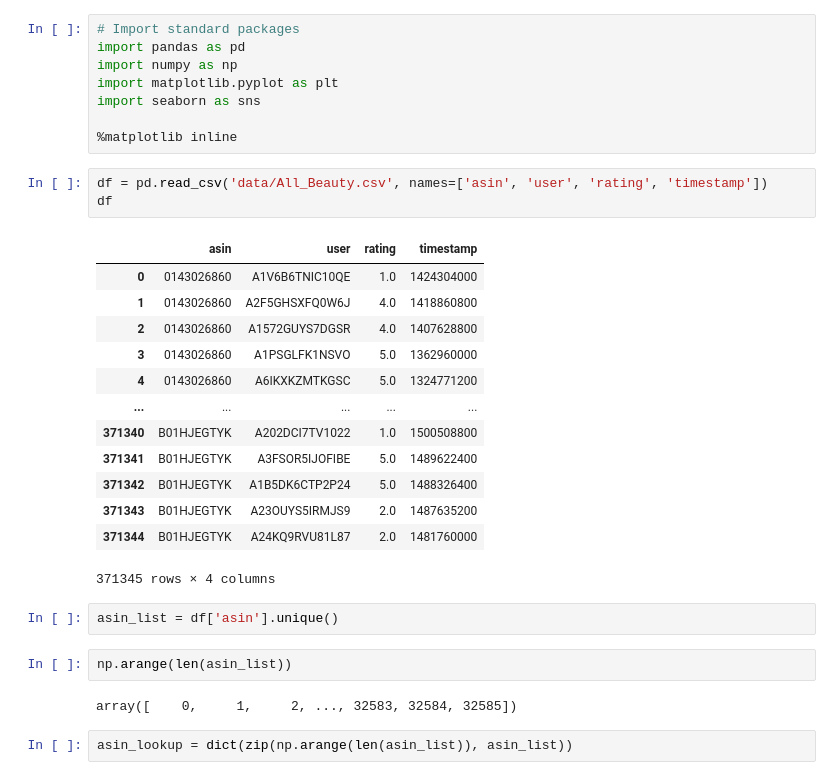
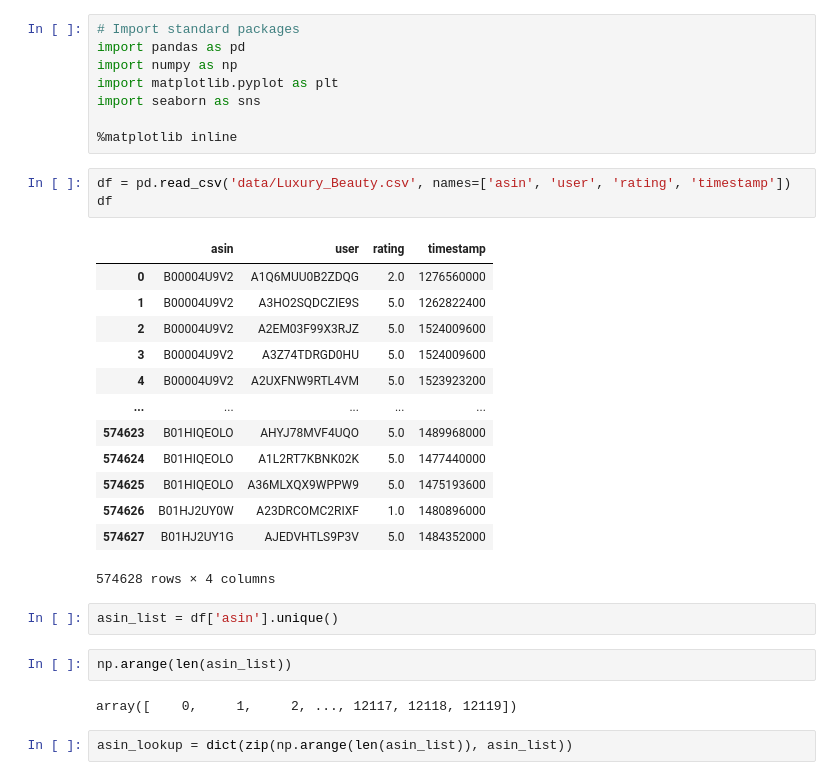
Before and after one commit to ds-leehanjin/amazon-recommender-system, a Jupyter notebook: dsc-phase4-project-rougheda.ipynb, the cells around one changed output. Drawn from its saved outputs; the diff is of its cells as text.

```diff
--- a/dsc-phase4-project-rougheda.ipynb
+++ b/dsc-phase4-project-rougheda.ipynb
@@ -40,28 +40,28 @@ import seaborn as sns
 
 %matplotlib inline
 # %%
-df = pd.read_csv('data/All_Beauty.csv', names=['asin', 'user', 'rating', 'timestamp'])
+df = pd.read_csv('data/Luxury_Beauty.csv', names=['asin', 'user', 'rating', 'timestamp'])
 df
 # %% [output]
 |  | asin | user | rating | timestamp |
-| 0 | 0143026860 | A1V6B6TNIC10QE | 1.0 | 1424304000 |
-| 1 | 0143026860 | A2F5GHSXFQ0W6J | 4.0 | 1418860800 |
-| 2 | 0143026860 | A1572GUYS7DGSR | 4.0 | 1407628800 |
-| 3 | 0143026860 | A1PSGLFK1NSVO | 5.0 | 1362960000 |
-| 4 | 0143026860 | A6IKXKZMTKGSC | 5.0 | 1324771200 |
+| 0 | B00004U9V2 | A1Q6MUU0B2ZDQG | 2.0 | 1276560000 |
+| 1 | B00004U9V2 | A3HO2SQDCZIE9S | 5.0 | 1262822400 |
+| 2 | B00004U9V2 | A2EM03F99X3RJZ | 5.0 | 1524009600 |
+| 3 | B00004U9V2 | A3Z74TDRGD0HU | 5.0 | 1524009600 |
+| 4 | B00004U9V2 | A2UXFNW9RTL4VM | 5.0 | 1523923200 |
 | ... | ... | ... | ... | ... |
-| 371340 | B01HJEGTYK | A202DCI7TV1022 | 1.0 | 1500508800 |
-| 371341 | B01HJEGTYK | A3FSOR5IJOFIBE | 5.0 | 1489622400 |
-| 371342 | B01HJEGTYK | A1B5DK6CTP2P24 | 5.0 | 1488326400 |
-| 371343 | B01HJEGTYK | A23OUYS5IRMJS9 | 2.0 | 1487635200 |
-| 371344 | B01HJEGTYK | A24KQ9RVU81L87 | 2.0 | 1481760000 |
+| 574623 | B01HIQEOLO | AHYJ78MVF4UQO | 5.0 | 1489968000 |
+| 574624 | B01HIQEOLO | A1L2RT7KBNK02K | 5.0 | 1477440000 |
+| 574625 | B01HIQEOLO | A36MLXQX9WPPW9 | 5.0 | 1475193600 |
+| 574626 | B01HJ2UY0W | A23DRCOMC2RIXF | 1.0 | 1480896000 |
+| 574627 | B01HJ2UY1G | AJEDVHTLS9P3V | 5.0 | 1484352000 |
-371345 rows × 4 columns
+574628 rows × 4 columns
 # %%
 asin_list = df['asin'].unique()
 # %%
 np.arange(len(asin_list))
 # %% [output]
-array([    0,     1,     2, ..., 32583, 32584, 32585])
+array([    0,     1,     2, ..., 12117, 12118, 12119])
 # %%
 asin_lookup = dict(zip(np.arange(len(asin_list)), asin_list))
 # %%
```
Also changed, not shown: parts of 21 cells of this notebook, 3 other files.
